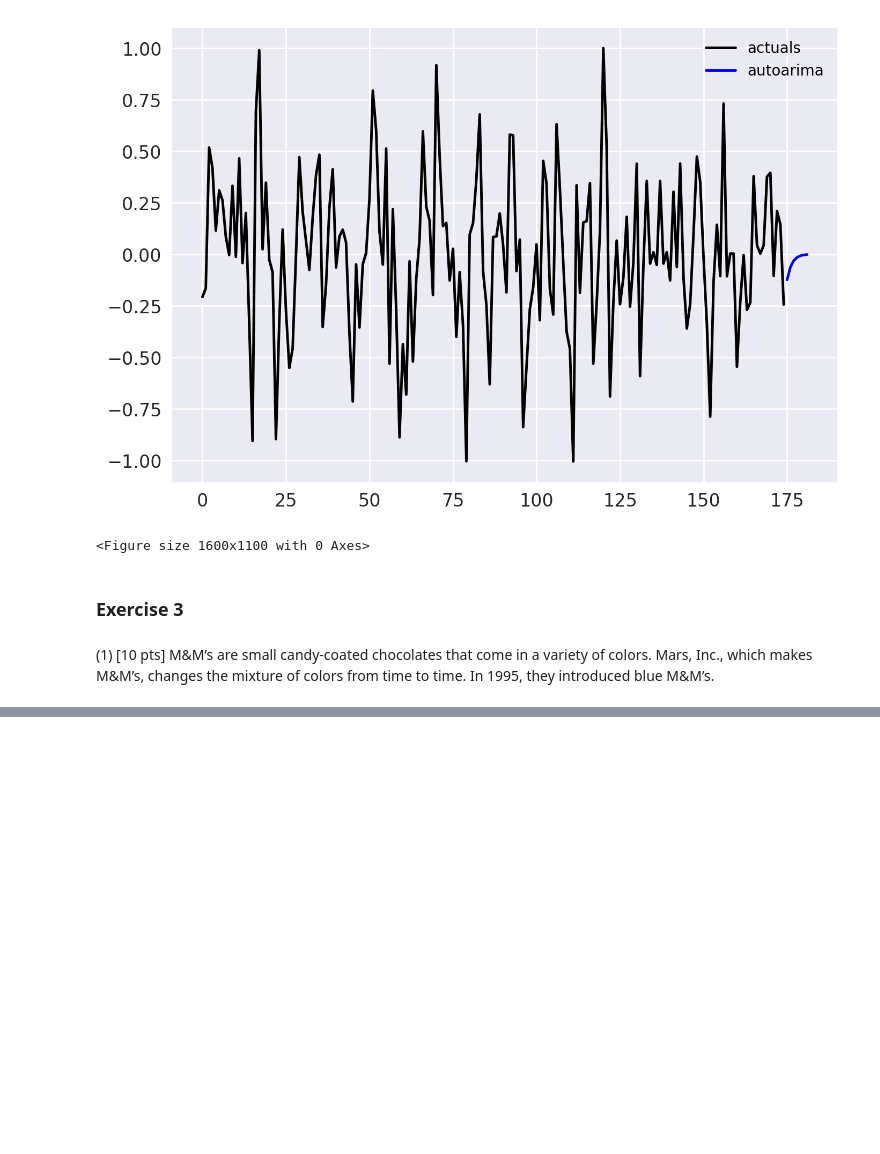
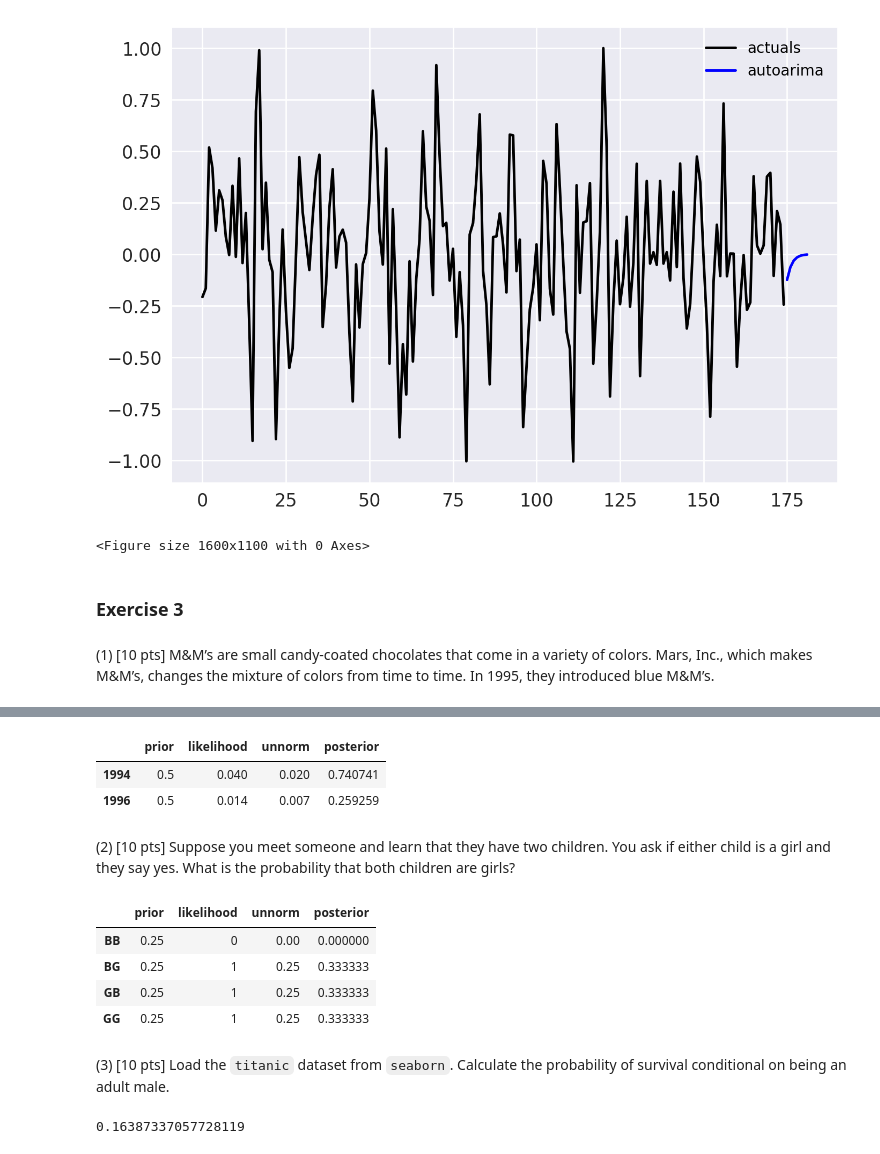
Before and after one commit to seneca86/Sample_final_EMS, a Jupyter notebook: main.ipynb, the cells around one changed output, grey strips where cells are left out. Saved outputs shown, nothing was run; the diff lists cells and outputs as text; code cells hidden in the pictures; blank space fills up the shorter version.

```diff
--- a/main.ipynb
+++ b/main.ipynb
@@ -263,0 +267,42 @@ plt.clf()
+# %%
+candy = pd.DataFrame(index=['1994', '1996'])
+candy['prior'] = 1/2, 1/2
+candy['likelihood'] = 0.2 * 0.2, 0.14 * 0.1
+candy['unnorm'] = candy['prior'] * candy['likelihood']
+prob_norm = candy.unnorm.sum()
+candy['posterior'] = candy['unnorm'] / prob_norm
+candy.head()
+# %% [output]
+|  | prior | likelihood | unnorm | posterior |
+| 1994 | 0.5 | 0.040 | 0.020 | 0.740741 |
+| 1996 | 0.5 | 0.014 | 0.007 | 0.259259 |
+# %% [markdown]
+(2) [10 pts] Suppose you meet someone and learn that they have two children. You ask if either child is a girl and they say yes. What is the probability that both children are girls?
+# %%
+children = pd.DataFrame(index=['BB', 'BG', 'GB', 'GG'])
+children['prior'] = 1/4, 1/4, 1/4, 1/4
+children['likelihood'] = 0, 1, 1, 1
+children['unnorm'] = children.prior * children.likelihood
+prob_data = children.unnorm.sum()
+children['posterior'] = children.unnorm / prob_data
+children.head()
+# %% [output]
+|  | prior | likelihood | unnorm | posterior |
+| BB | 0.25 | 0 | 0.00 | 0.000000 |
+| BG | 0.25 | 1 | 0.25 | 0.333333 |
+| GB | 0.25 | 1 | 0.25 | 0.333333 |
+| GG | 0.25 | 1 | 0.25 | 0.333333 |
+# %% [markdown]
+(3) [10 pts] Load the `titanic` dataset from `seaborn`. Calculate the probability of survival conditional on being an adult male.
+# %%
+def prob(proposition):
+    return proposition.mean()
+
+def conditional(proposition, given):
+    return prob(proposition[given])
+
+titanic = sns.load_dataset('titanic')
+titanic.head()
+conditional(titanic.survived, given = titanic.adult_male)
+# %% [output]
+0.16387337057728119
```
Also changed, not shown: parts of 3 cells of this notebook.
